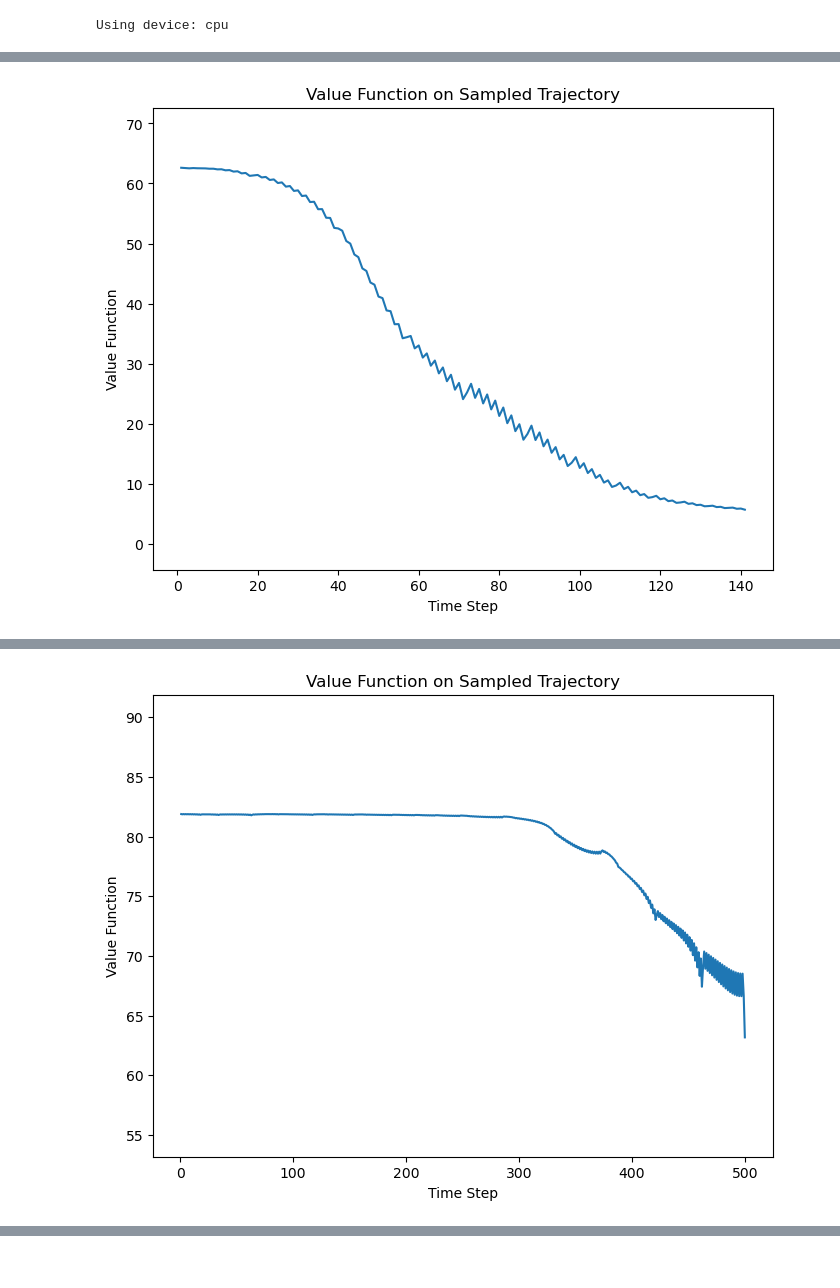
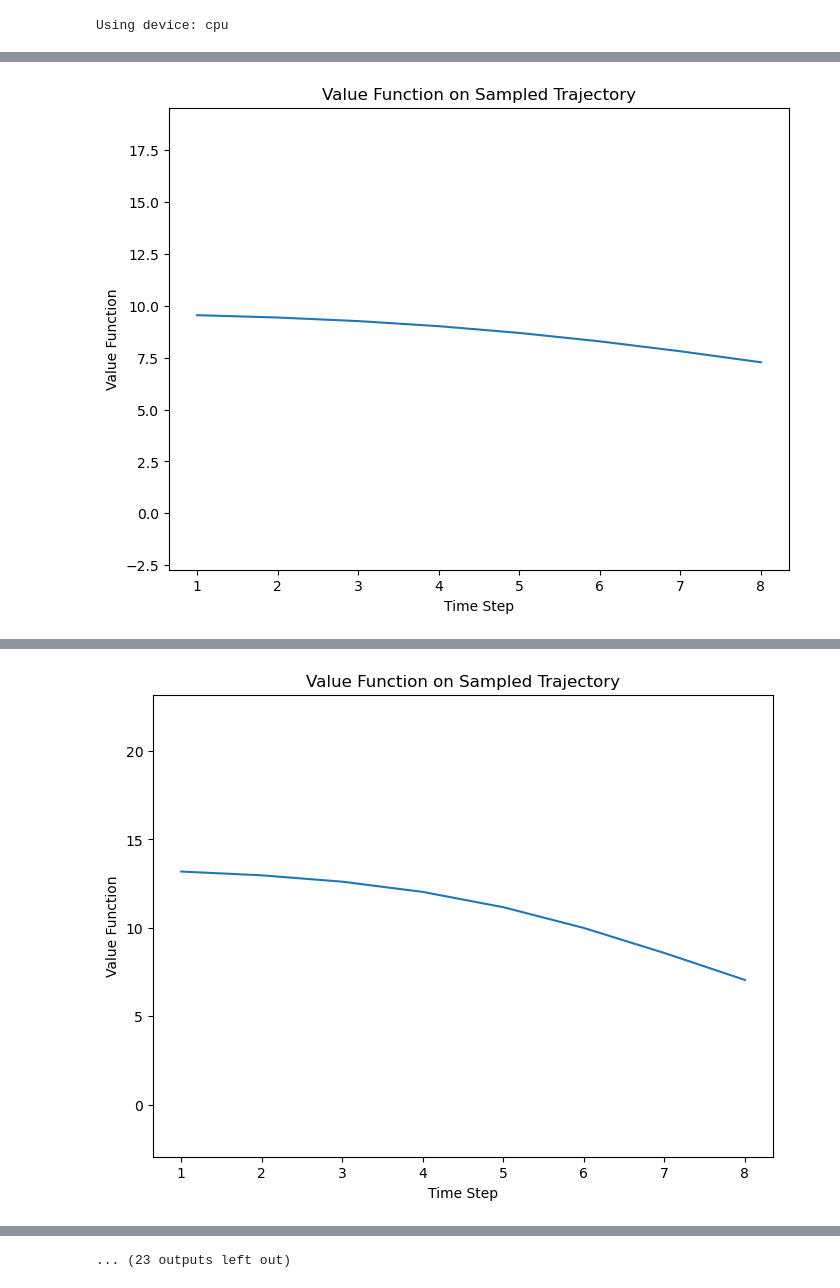
Before and after one commit to AliBakly/CartPole-A2C-reinforcement-learning, a Jupyter notebook: Solution.ipynb, the cells around one changed output, grey strips where cells are left out. Cells and saved outputs as stored; diff of their text form; code cells hidden in the pictures.

Commit message:
Progress on plots

```diff
--- a/Solution.ipynb
+++ b/Solution.ipynb
@@ -26,10 +26,16 @@ K=1
 n=1
 env_name='CartPole-v1'
 continous=False
-log_interval=1000
-eval_interval=20000
+log_interval=100
+eval_interval=200
 num_eval_episodes=10
-max_steps=500000
+max_steps=1000
 prob_mask=1
-train(lr_actor, lr_critic, gamma, K, n, env_name, continous, log_interval, eval_interval, num_eval_episodes, max_steps, prob_mask, record_video="K=1-n=1-disc", seeds=[420, 69, 1337])
+
+
+dict_lists = train(lr_actor, lr_critic, gamma, K, n, env_name, continous, log_interval, eval_interval,
+              num_eval_episodes, max_steps, prob_mask, record_video="K=1-n=1-disc", seeds=[420, 69, 1337])
+
+with open('./lists/agent1/values.json', 'w') as f:
+    json.dump(dict_lists, f)
 # %% [output]
@@ -53 +50 @@ Step 20000: Actor loss = -0.0922
-[figure, old version]
+[figure, new version]
@@ -71 +58 @@ Step 40000: Actor loss = 0.8072
-[figure, old version]
+[figure, new version]
@@ -145,3 +92,4 @@ Step 120000: Actor loss = -0.0001
+... (23 outputs left out)
 # %%
 lr_actor=1e-5
 lr_critic=1e-3
```
Also changed, not shown: parts of 13 cells of this notebook, 1 other file.
